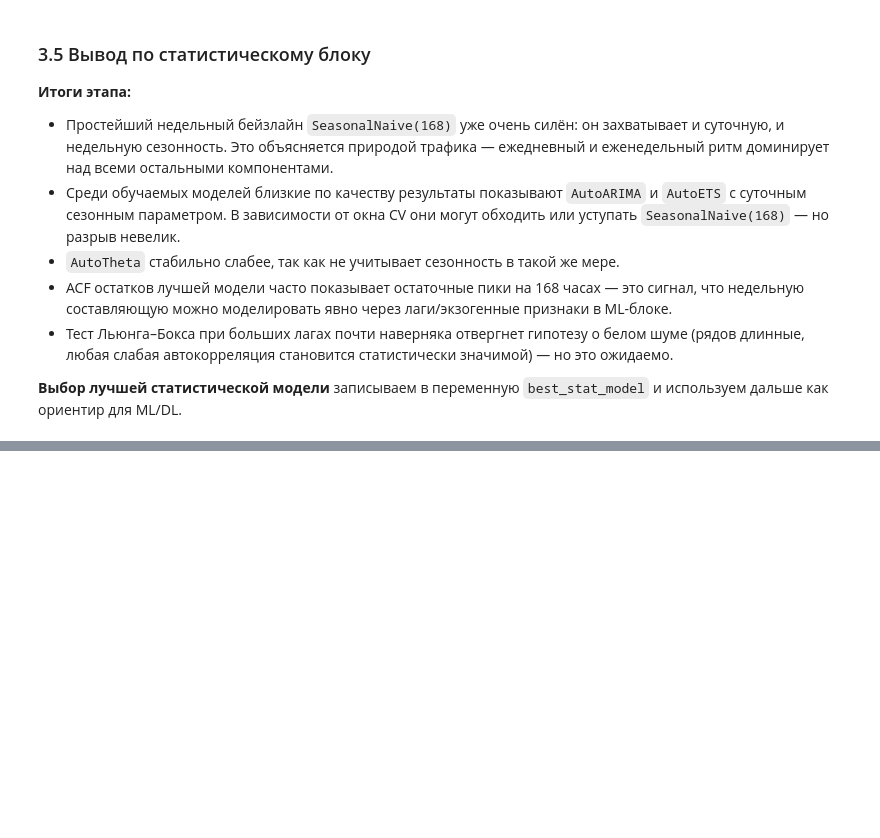
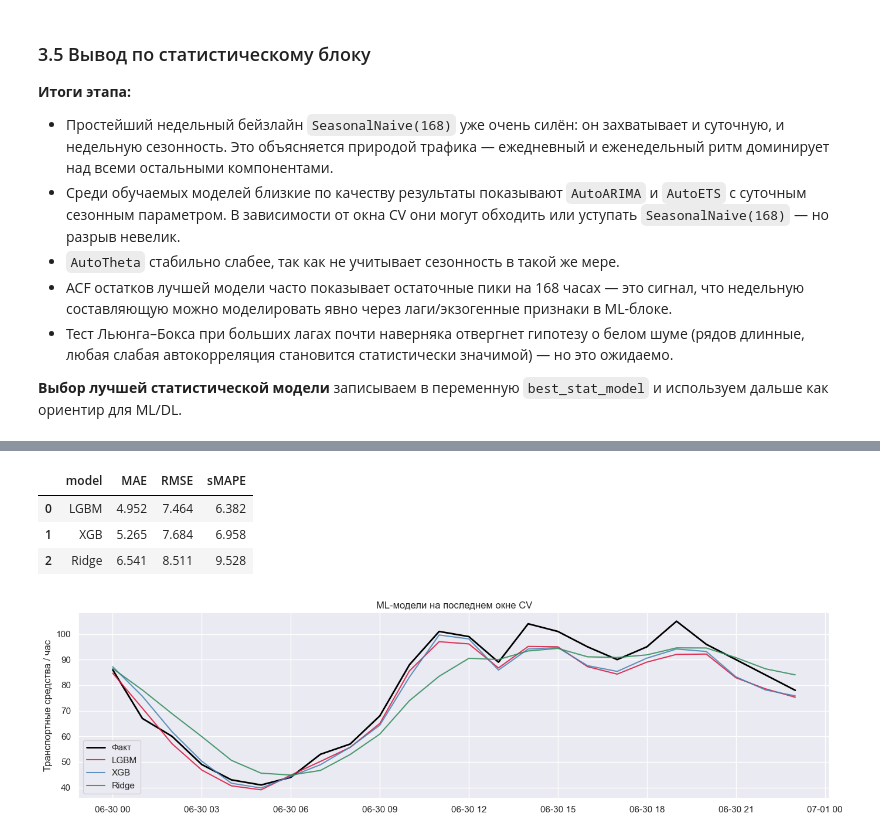
Before and after one commit to AinurGalimzyanov/TrafficForecasting, a Jupyter notebook: notebooks/analysis.ipynb, the cells around one changed output, grey strips where cells are left out. Drawn from its saved outputs; the diff is of its cells as text; code cells hidden in the pictures; blank space fills up the shorter version.

Commit message:
Разработка функций и моделей LGBM/XGB/Ridge с помощью MLForecast

```diff
--- a/notebooks/analysis.ipynb
+++ b/notebooks/analysis.ipynb
@@ -695,0 +749,13 @@ lb
+# %%
+# Кросс-валидация с теми же параметрами, что у статистических моделей
+import time
+
+t0 = time.time()
+cv_ml = mlf.cross_validation(
+    df=sf_df,
+    h=HORIZON,
+    step_size=HORIZON,
+    n_windows=N_WINDOWS,
+)
+print(f'CV ML-моделей выполнен за {time.time() - t0:.1f} c')
+cv_ml.head()
@@ -695,0 +770,25 @@ lb
+# %%
+ml_cols = list(ml_models.keys())
+scores_ml = score_cv(cv_ml, ml_cols)
+scores_ml
+# %% [output]
+|  | model | MAE | RMSE | sMAPE |
+| 0 | LGBM | 4.952 | 7.464 | 6.382 |
+| 1 | XGB | 5.265 | 7.684 | 6.958 |
+| 2 | Ridge | 6.541 | 8.511 | 9.528 |
+# %%
+# Визуальное сравнение прогнозов ML-моделей на последнем окне
+last_cutoff_ml = cv_ml['cutoff'].max()
+lw_ml = cv_ml[cv_ml['cutoff'] == last_cutoff_ml]
+
+fig, ax = plt.subplots(figsize=(14, 4))
+ax.plot(lw_ml['ds'], lw_ml['y'], color='black', linewidth=2, label='Факт')
+for m, c in zip(ml_cols, ['crimson', 'steelblue', 'seagreen']):
+    ax.plot(lw_ml['ds'], lw_ml[m], color=c, label=m, alpha=0.85)
+ax.set_title('ML-модели на последнем окне CV')
+ax.set_ylabel('Транспортные средства / час')
+ax.legend()
+plt.tight_layout()
+plt.show()
+# %% [output]
+[figure, added]
```
Also changed, not shown: parts of 9 cells of this notebook.
